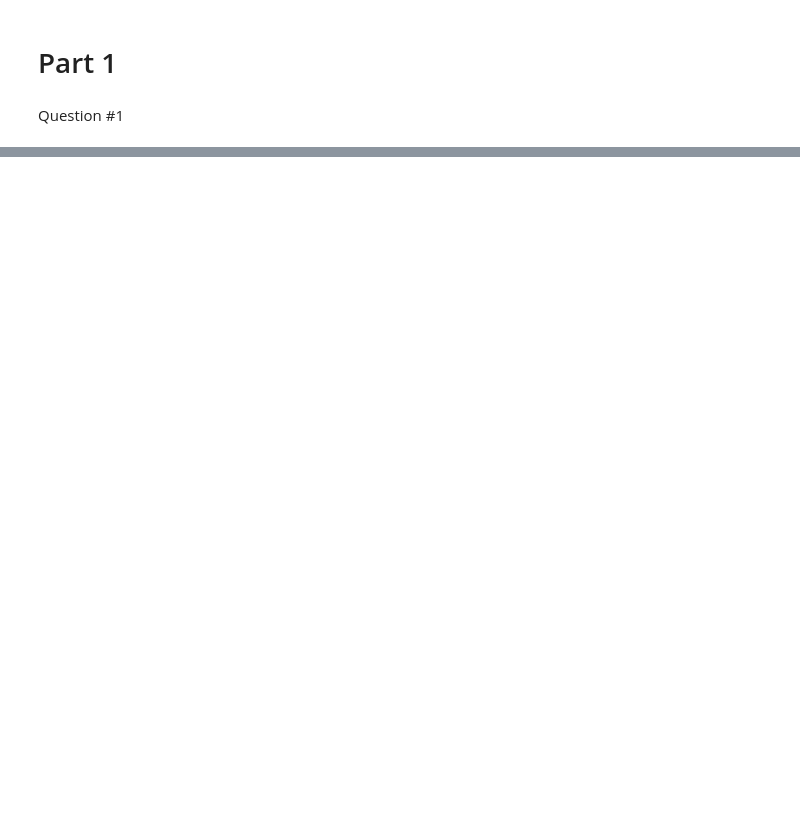
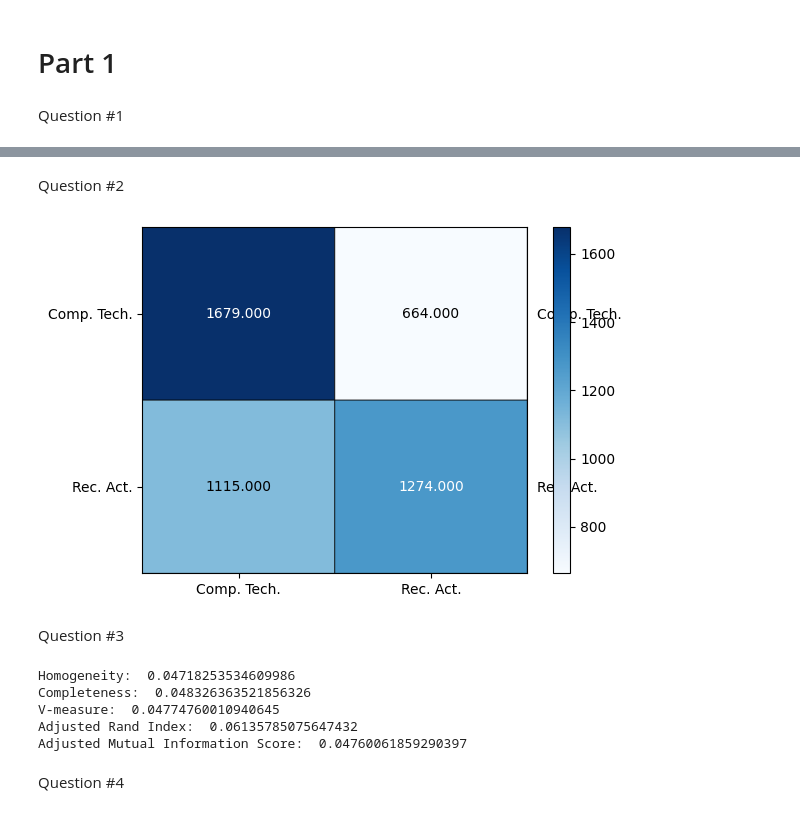
Before and after one commit to sarahwilen/EC-219, a Jupyter notebook: ECE219_Project2_MVenegas.ipynb, the cells around one changed output, grey strips where cells are left out. Drawn from its saved outputs; the diff is of its cells as text; code cells hidden in the pictures; blank space fills up the shorter version.

```diff
--- a/ECE219_Project2_MVenegas.ipynb
+++ b/ECE219_Project2_MVenegas.ipynb
@@ -21,4 +21,4 @@ Question #1
 from sklearn.datasets import fetch_20newsgroups
 categories = ['comp.graphics','comp.os.ms-windows.misc','comp.sys.ibm.pc.hardware',
               'comp.sys.mac.hardware','rec.autos','rec.motorcycles','rec.sport.baseball','rec.sport.hockey']
-dataset = fetch_20newsgroups(subset = 'all', categories = categories,shuffle = True, random_state = 0,remove=('headers','footers'))
+train_data = fetch_20newsgroups(categories = categories, remove=('headers','footers'))
@@ -26,0 +25,5 @@ PermissionError: [WinError 32] The process cannot access the file because it is
+# %%
+vectorizer = CountVectorizer(min_df=3)
+tfidf_transformer = TfidfTransformer()
+train_data_feat_vec = vectorizer.fit_transform(train_data.data)
+train_data_feat = tfidf_transformer.fit_transform(train_data_feat_vec)
@@ -26,0 +34,2 @@ PermissionError: [WinError 32] The process cannot access the file because it is
+# %% [markdown]
+Question #2
@@ -26,0 +39,9 @@ PermissionError: [WinError 32] The process cannot access the file because it is
+# %%
+kmeans = KMeans(n_clusters=2, max_iter = 5000, n_init = 30, random_state=0).fit(train_data_feat)
+# %%
+y_train = []
+for target in train_data.target:
+  if target < 4:
+    y_train.append(0)
+  else:
+    y_train.append(1)
@@ -26,0 +50,21 @@ PermissionError: [WinError 32] The process cannot access the file because it is
+# %%
+#plot_mat(contingency_matrix(y_train,kmeans.labels_), size=(6,4))
+plot_mat(contingency_matrix(y_train,kmeans.labels_),size=(6,4),xticklabels = ['Comp. Tech.','Rec. Act.'],yticklabels = ['Comp. Tech.','Rec. Act.'])
+# %% [output]
+[figure, added]
+# %% [markdown]
+Question #3
+# %%
+print("Homogeneity: ", homogeneity_score(y_train,kmeans.labels_))
+print("Completeness: ", completeness_score(y_train,kmeans.labels_))
+print("V-measure: ", v_measure_score(y_train,kmeans.labels_))
+print("Adjusted Rand Index: ", adjusted_rand_score(y_train,kmeans.labels_))
+print("Adjusted Mutual Information Score: ", adjusted_mutual_info_score(y_train,kmeans.labels_))
+# %% [output]
+Homogeneity:  0.04718253534609986
+Completeness:  0.048326363521856326
+V-measure:  0.04774760010940645
+Adjusted Rand Index:  0.06135785075647432
+Adjusted Mutual Information Score:  0.04760061859290397
+# %% [markdown]
+Question #4
```
Also changed, not shown: parts of 31 cells of this notebook.
